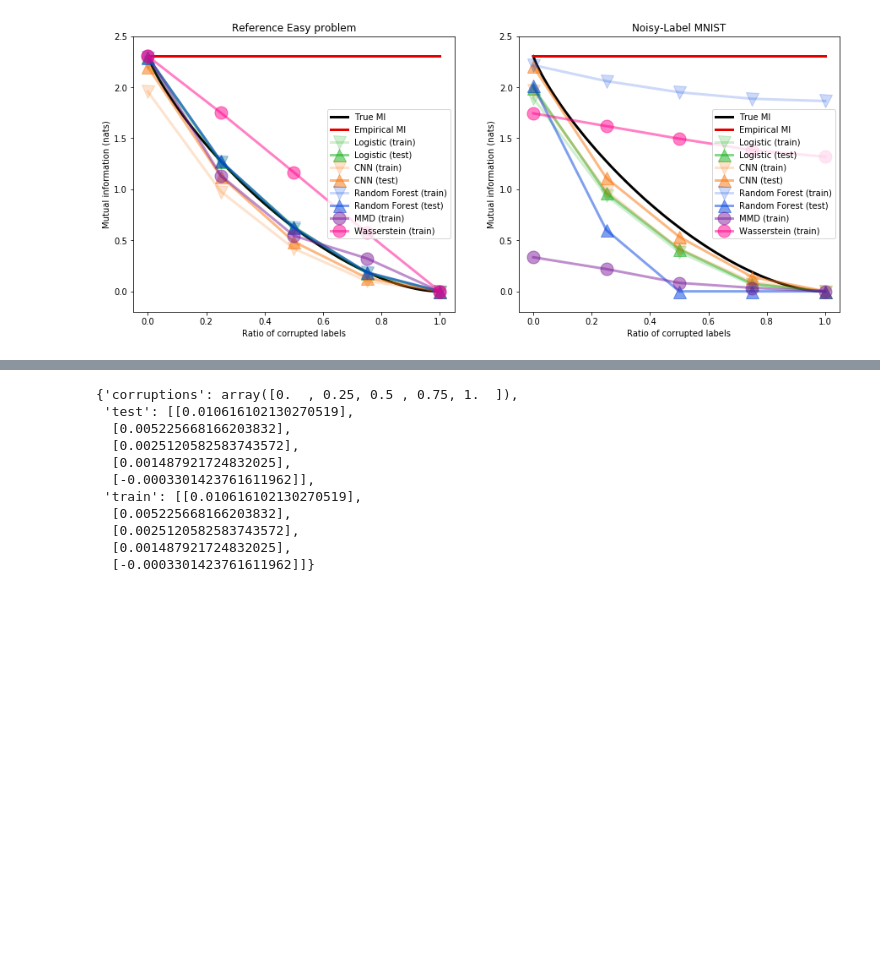
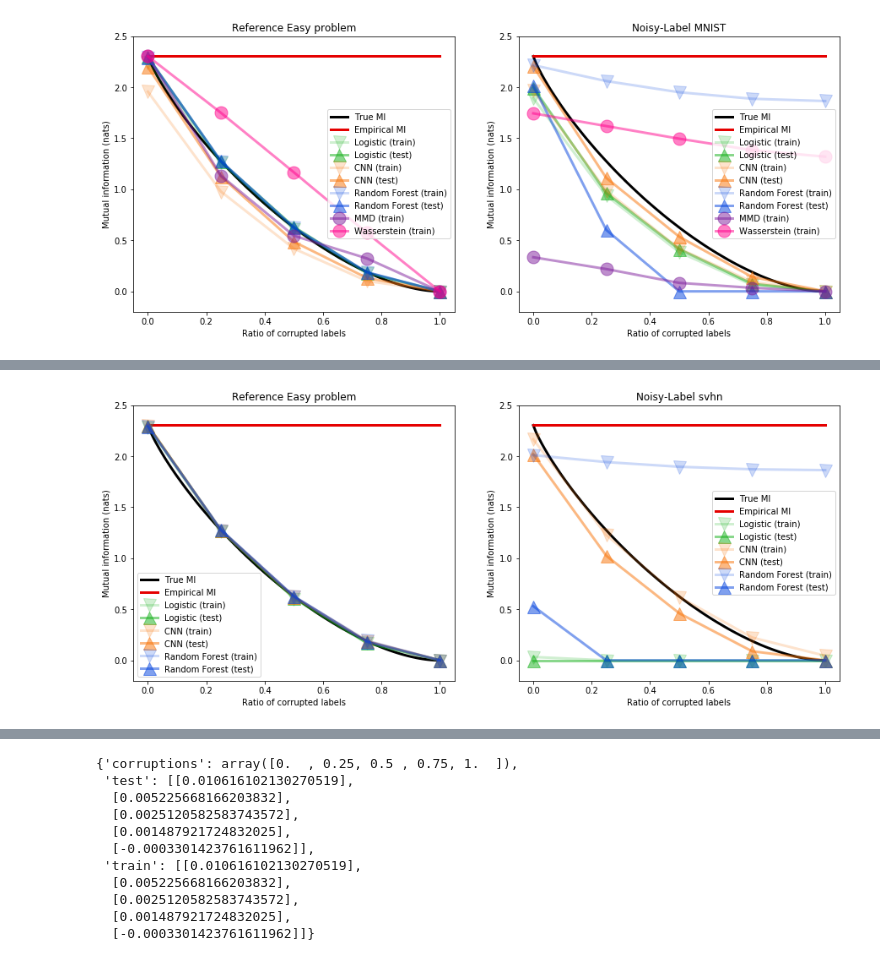
Before and after one commit to gabrielhuang/adversarial-divergence-code, a Jupyter notebook: pmi/pmi mnist.ipynb, the cells around one changed output, grey strips where cells are left out. Cells and saved outputs as stored; diff of their text form; code cells hidden in the pictures; blank space fills up the shorter version.

Commit message:
added svhn

```diff
--- a/pmi/pmi mnist.ipynb
+++ b/pmi/pmi mnist.ipynb
@@ -312,9 +423,12 @@ CORRUPTED 2.30263531208
 # %%
-all_train_losses, all_test_losses = compute_divergence(LinearNet, corruptions, reference=True)
+if args.dataset == 'mnist':
+    all_train_losses, all_test_losses = compute_divergence(LinearNet, corruptions, epochs=1, reference=True)
+elif args.dataset == 'svhn':
+    all_train_losses, all_test_losses = compute_divergence(SvhnLinear, corruptions, epochs=1, reference=True)
 data = {'train': all_train_losses,
        'test': all_test_losses,
        'corruptions': corruptions}
-torch.save(data, 'reference_logistic.pt')
+torch.save(data, '{}_reference_logistic.pt'.format(args.dataset))
 # %% [output]
 Corruption = 0.0
 Corrupting dataset
@@ -609,7 +704,9 @@ def dataset_to_numpy(dataset):
     Y = []
     for i, (x, y) in enumerate(dataset):
         X.append(x.numpy().flatten())
-        Y.append(y.item())
+        if not isinstance(y, int):
+            y = y.item()
+        Y.append(y)
 
         if i % 10000 ==0 :
             print ('{}/{}'.format(i, len(dataset)))
@@ -645,8 +742,8 @@ def compute_rf(corruptions, reference=False):
             train_corrupted = CorruptedDataset(train_dataset, corruption, classes=10)  # X partially dependent on Y
             test_corrupted = CorruptedDataset(test_dataset, corruption, classes=10)
         else:
-            train_corrupted = CorruptedDataset(ReferenceDataset(), corruption, classes=10)  # X partially dependent on Y
-            test_corrupted = CorruptedDataset(ReferenceDataset(), corruption, classes=10)
+            train_corrupted = CorruptedDataset(ReferenceDataset(args.dataset), corruption, classes=10)  # X partially dependent on Y
+            test_corrupted = CorruptedDataset(ReferenceDataset(args.dataset), corruption, classes=10)
 
         X_train, Y_train = dataset_to_numpy(train_corrupted)
         X_test, Y_test = dataset_to_numpy(test_corrupted)
@@ -771,8 +893,8 @@ def compute_wasserstein(corruptions, reference=False, N=1000):
             train_corrupted = CorruptedDataset(train_dataset, corruption, classes=10)  # X partially dependent on Y
             train_random = CorruptedDataset(train_dataset, 1, classes=10)  # X totally independent Y
         else:
-            train_corrupted = CorruptedDataset(ReferenceDataset(), corruption, classes=10)  # X partially dependent on Y
-            train_random = CorruptedDataset(ReferenceDataset(), 1, classes=10)  # X totally independent Y
+            train_corrupted = CorruptedDataset(ReferenceDataset(args.dataset), corruption, classes=10)  # X partially dependent on Y
+            train_random = CorruptedDataset(ReferenceDataset(args.dataset), 1, classes=10)  # X totally independent Y
 
         # Weight matrix
         X_train, Y_train = dataset_to_numpy(train_corrupted)
@@ -931 +1019,77 @@ plt.savefig('pmi.pdf')
+# %%
+def plot_data(data, label, color, marker=None, **kwargs):
+    train_mi = np.log(10) - np.asarray(data['train'])
+    test_mi = np.log(10) - np.asarray(data['test'])
+    plt.plot(data['corruptions'], np.maximum(train_mi, 0),
+             label='{} (train)'.format(label), color=color,
+             alpha=0.2, linewidth=3, markersize=15, marker='v', **kwargs)
+    plt.plot(data['corruptions'], np.maximum(test_mi, 0),
+             label='{} (test)'.format(label), color=color,
+             alpha=0.5, linewidth=3, markersize=15, marker='^', **kwargs)
+
+def plot_data2(data, label, color, scale=1., marker=None, **kwargs):
+    plt.plot(data['corruptions'], scale*np.maximum(data['train'], 0),
+             label='{} (train)'.format(label), markersize=15, color=color,
+             marker='o', alpha=0.5, linewidth=3, **kwargs)#, ls='dashed')
+
+plt.figure(figsize=(15, 6))
+#MMD_max = np.max(torch.load('reference_mmd.pt')['train'])
+#MMD_scaling = np.log(10) / MMD_max
+#Wasserstein_max = np.max(torch.load('reference_wasserstein.pt')['train'])
+#Wasserstein_scaling = np.log(10) / Wasserstein_max
+
+plt.subplot(121)
+
+
+# Reference population and empirical
+alpha = np.linspace(0, 1, 100)
+k = 10
+true_mi = corruption_to_mi(alpha)
+empirical_mi = np.ones_like(alpha)*np.log(10)
+plt.plot(alpha, true_mi, label='True MI', color='xkcd:black', linewidth=3)
+plt.plot(alpha,empirical_mi, label='Empirical MI', color='xkcd:red', linewidth=3)
+
+plot_data(torch.load('{}_reference_logistic.pt'.format(args.dataset)), 'Logistic', 'xkcd:green', marker='s')
+plot_data(torch.load('{}_reference_cnn.pt'.format(args.dataset)), 'CNN', 'xkcd:orange', marker=10)
+plot_data(torch.load('{}_reference_rf.pt'.format(args.dataset)), 'Random Forest', 'xkcd:blue', marker=11)
+#plot_data2(torch.load('reference_mmd.pt'), 'MMD', 'xkcd:purple', MMD_scaling, marker='o')
+#plot_data2(torch.load('reference_wasserstein.pt'), 'Wasserstein', 'xkcd:hot pink', Wasserstein_scaling, marker='o')
+
+
+plt.title('Reference Easy problem')
+plt.xlabel('Ratio of corrupted labels')
+plt.ylabel('Mutual information (nats)')
+plt.ylim(-0.2, 2.5)
+plt.legend()
+
+
+
+
+plt.subplot(122)
+
+
+# Reference population and empirical
+alpha = np.linspace(0, 1, 100)
+k = 10
+true_mi = corruption_to_mi(alpha)
+empirical_mi = np.ones_like(alpha)*np.log(10)
+plt.plot(alpha, true_mi, label='True MI', color='xkcd:black', linewidth=3)
+plt.plot(alpha,empirical_mi, label='Empirical MI', color='xkcd:red', linewidth=3)
+
+plot_data(torch.load('{}_real_logistic.pt'.format(args.dataset)), 'Logistic', 'xkcd:green', marker='s')
+plot_data(torch.load('{}_real_cnn.pt'.format(args.dataset)), 'CNN', 'xkcd:orange', marker=10)
+plot_data(torch.load('{}_real_rf.pt'.format(args.dataset)), 'Random Forest', 'xkcd:blue', marker=11)
+#plot_data2(torch.load('mnist_mmd.pt'), 'MMD', 'xkcd:purple', MMD_scaling, marker='o')
+#plot_data2(torch.load('mnist_wasserstein.pt'), 'Wasserstein', 'xkcd:hot pink', Wasserstein_scaling, marker='o')
+
+
+plt.title('Noisy-Label {}'.format(args.dataset))
+plt.xlabel('Ratio of corrupted labels')
+plt.ylabel('Mutual information (nats)')
+plt.ylim(-0.2, 2.5)
+plt.legend()
+
+plt.savefig('pmi.pdf')
+# %% [output]
+[figure, added]
 # %%
```
Also changed, not shown: parts of 14 cells of this notebook.
